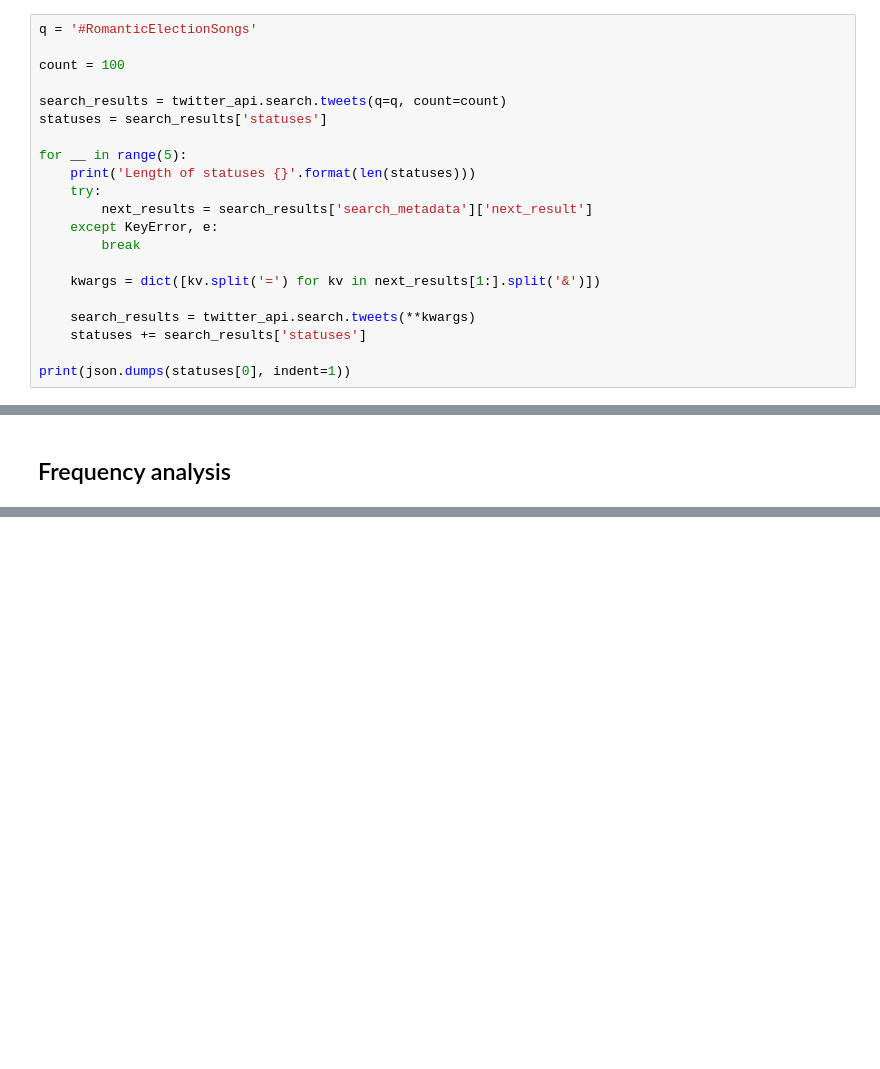
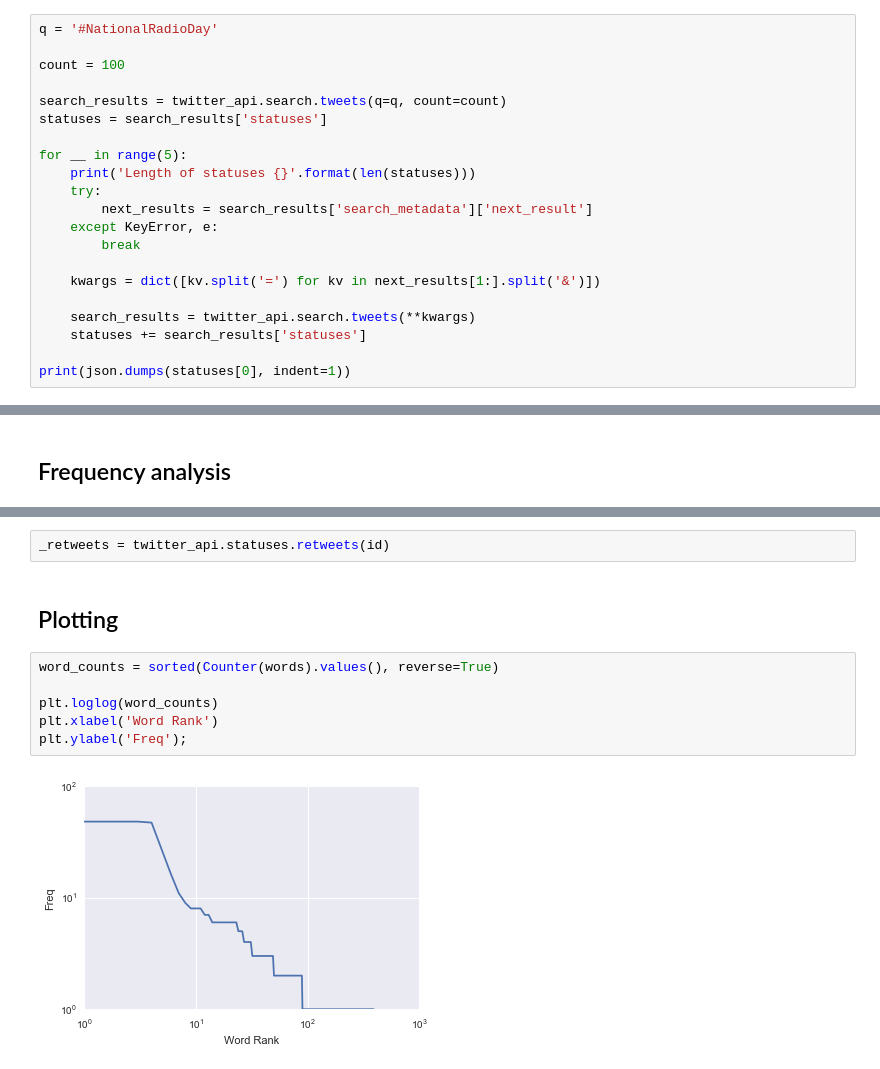
Before and after one commit to re9ulus/social_mining, a Jupyter notebook: twitter/Twitter_note.ipynb, the cells around one changed output, grey strips where cells are left out. Cells and saved outputs as stored; diff of their text form; blank space fills up the shorter version.

Commit message:
Update twitter note

```diff
--- a/twitter/Twitter_note.ipynb
+++ b/twitter/Twitter_note.ipynb
@@ -80,7 +87,7 @@ set([u'Aguero', u'#JustinYoureNotAlone', u'Amy Tinkler', u'#7FavTVShows', u'FIFA
 
 https://dev.twitter.com/rest/reference/get/search/tweets
 # %%
-q = '#RomanticElectionSongs'
+q = '#NationalRadioDay'
 
 count = 100
 
@@ -177,0 +264,12 @@ Screen names:
+# %%
+_retweets = twitter_api.statuses.retweets(id)
+# %% [markdown]
+## Plotting
+# %%
+word_counts = sorted(Counter(words).values(), reverse=True)
+
+plt.loglog(word_counts)
+plt.xlabel('Word Rank')
+plt.ylabel('Freq');
+# %% [output]
+[figure, added]
```
Also changed, not shown: parts of 14 cells of this notebook.
